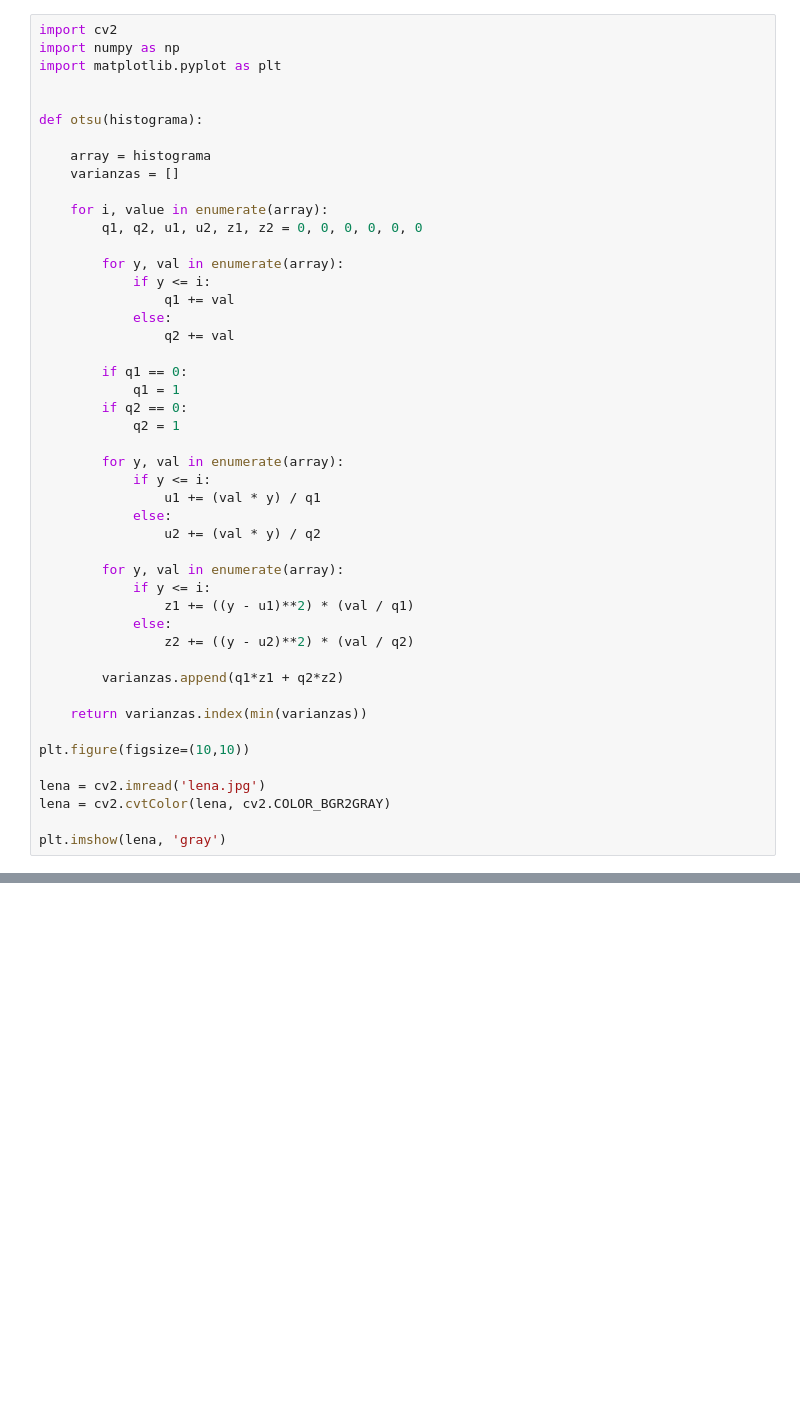
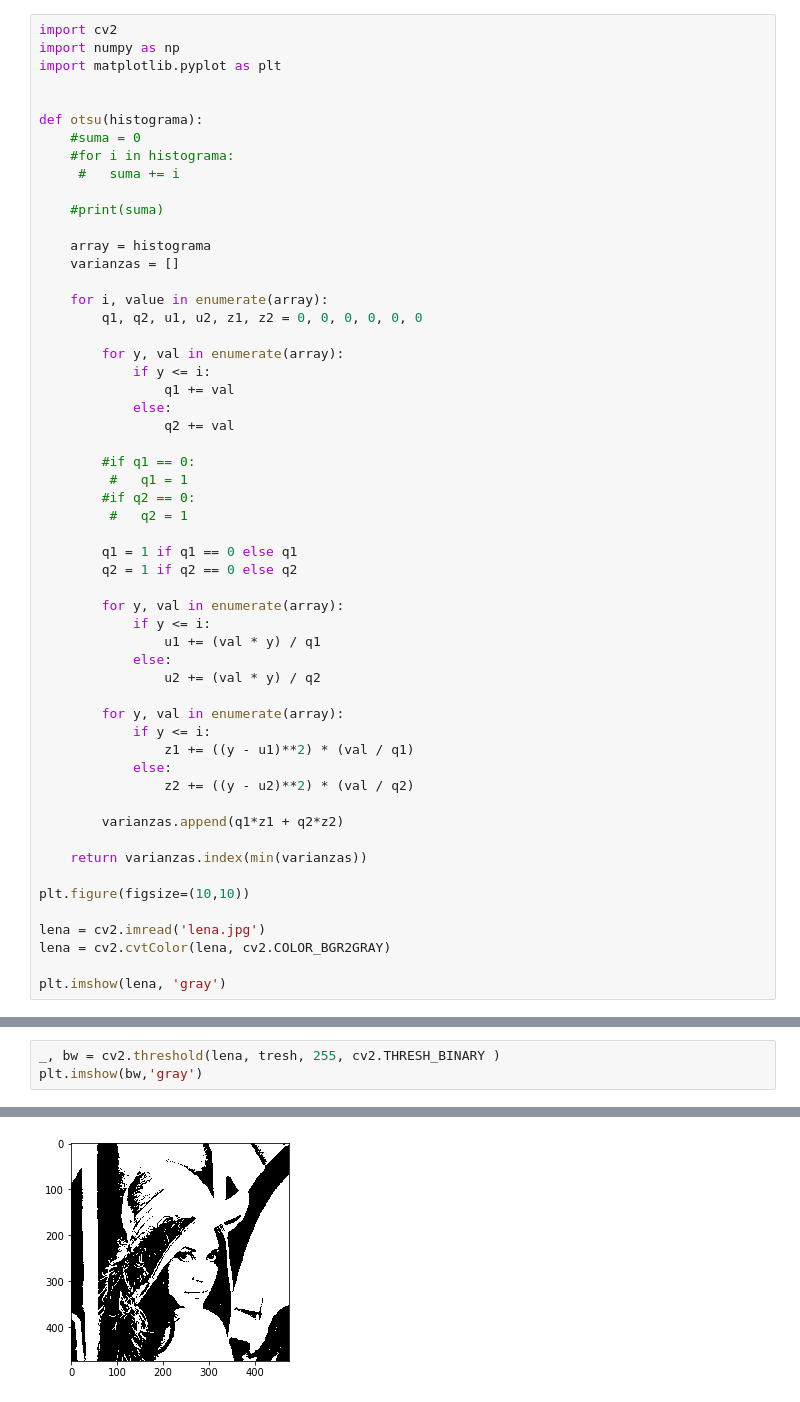
Before and after one commit to Rosten98/image_processing, a Jupyter notebook: tareas/Otsu.ipynb, the cells around one changed output, grey strips where cells are left out. Saved outputs shown, nothing was run; the diff lists cells and outputs as text; blank space fills up the shorter version.

```diff
--- a/tareas/Otsu.ipynb
+++ b/tareas/Otsu.ipynb
@@ -5,6 +5,11 @@ import matplotlib.pyplot as plt
 
 
 def otsu(histograma):
+    #suma = 0
+    #for i in histograma:
+     #   suma += i
+
+    #print(suma)
 
     array = histograma
     varianzas = []
@@ -18,10 +23,13 @@ def otsu(histograma):
             else:
                 q2 += val
 
-        if q1 == 0:
-            q1 = 1
-        if q2 == 0:
-            q2 = 1
+        #if q1 == 0:
+         #   q1 = 1
+        #if q2 == 0:
+         #   q2 = 1
+
+        q1 = 1 if q1 == 0 else q1
+        q2 = 1 if q2 == 0 else q2
 
         for y, val in enumerate(array):
             if y <= i:
@@ -115,0 +72,4 @@ print(hist)
+# %%
+_, bw = cv2.threshold(lena, tresh, 255, cv2.THRESH_BINARY )
+plt.imshow(bw,'gray')
+# %% [output]
@@ -115,0 +77 @@ print(hist)
+[figure, added]
```
Also changed, not shown: parts of 7 cells of this notebook, 1 other file.
